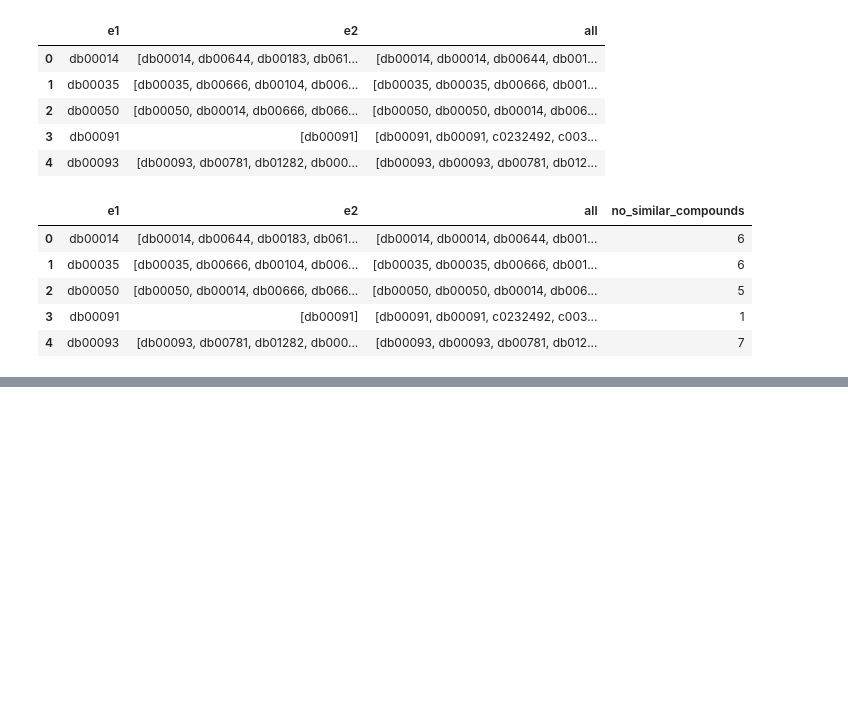
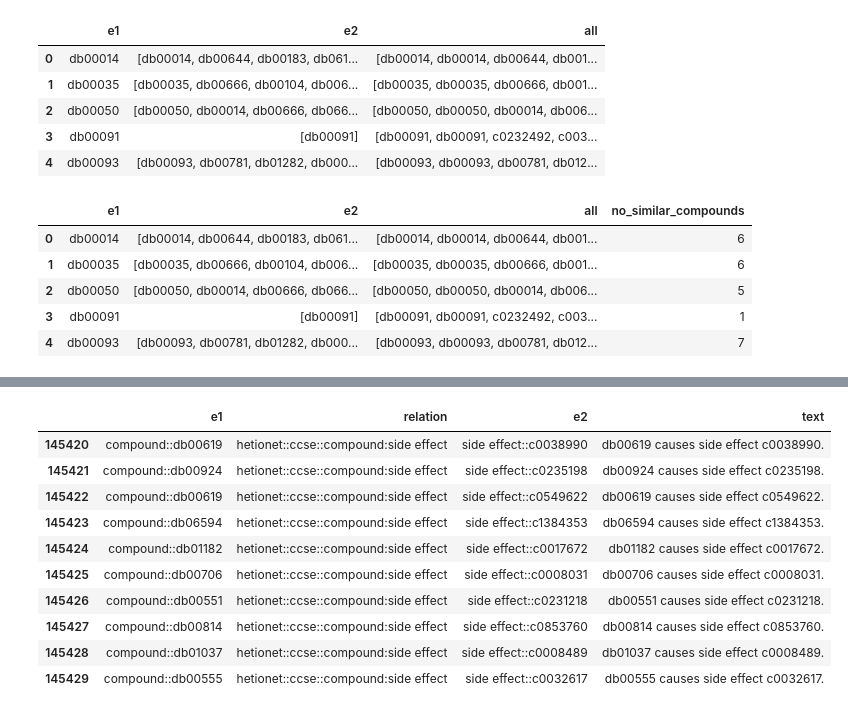
Before and after one commit to AkhilSurya-2124/Drug-Repurposing-usingLLM, a Jupyter notebook: notebook/1_dataset_preparation.ipynb, the cells around one changed output, grey strips where cells are left out. Cells and saved outputs as stored; diff of their text form; code cells hidden in the pictures; blank space fills up the shorter version.

```diff
--- a/notebook/1_dataset_preparation.ipynb
+++ b/notebook/1_dataset_preparation.ipynb
@@ -848,0 +851,3 @@ c.to_csv('../data/structured/groupby_data.csv',columns=['e1','e2','all'],index=F
+# %%
+df = pd.read_csv('../data/structured/filtered_data.csv')
+df.head()
@@ -848,0 +868,10 @@ c.to_csv('../data/structured/groupby_data.csv',columns=['e1','e2','all'],index=F
+# %%
+def to_text(a):
+    if 'side' in a['relation']:
+        return f"{a.e1.split('::')[1]} causes side effect {a.e2.split('::')[1]}."
+    elif 'compound:compound' in a['relation']:
+        return f"{a.e1.split('::')[1]} is similar to {a.e2.split('::')[1]}."
+    return 'NaN'
+# %%
+df['text'] = df.head(1).apply(lambda x :to_text(x),axis=1)
+df.head(1)
@@ -848,0 +881,3 @@ c.to_csv('../data/structured/groupby_data.csv',columns=['e1','e2','all'],index=F
+# %%
+df['text'] = df.apply(lambda x: to_text(x),axis =1)
+df.head()
@@ -848,0 +891,14 @@ c.to_csv('../data/structured/groupby_data.csv',columns=['e1','e2','all'],index=F
+# %%
+df.tail(10)
+# %% [output]
+|  | e1 | relation | e2 | text |
+| 145420 | compound::db00619 | hetionet::ccse::compound:side effect | side effect::c0038990 | db00619 causes side effect c0038990. |
+| 145421 | compound::db00924 | hetionet::ccse::compound:side effect | side effect::c0235198 | db00924 causes side effect c0235198. |
+| 145422 | compound::db00619 | hetionet::ccse::compound:side effect | side effect::c0549622 | db00619 causes side effect c0549622. |
+| 145423 | compound::db06594 | hetionet::ccse::compound:side effect | side effect::c1384353 | db06594 causes side effect c1384353. |
+| 145424 | compound::db01182 | hetionet::ccse::compound:side effect | side effect::c0017672 | db01182 causes side effect c0017672. |
+| 145425 | compound::db00706 | hetionet::ccse::compound:side effect | side effect::c0008031 | db00706 causes side effect c0008031. |
+| 145426 | compound::db00551 | hetionet::ccse::compound:side effect | side effect::c0231218 | db00551 causes side effect c0231218. |
+| 145427 | compound::db00814 | hetionet::ccse::compound:side effect | side effect::c0853760 | db00814 causes side effect c0853760. |
+| 145428 | compound::db01037 | hetionet::ccse::compound:side effect | side effect::c0008489 | db01037 causes side effect c0008489. |
+| 145429 | compound::db00555 | hetionet::ccse::compound:side effect | side effect::c0032617 | db00555 causes side effect c0032617. |
```
Also changed, not shown: parts of 6 cells of this notebook, 6 other files.
